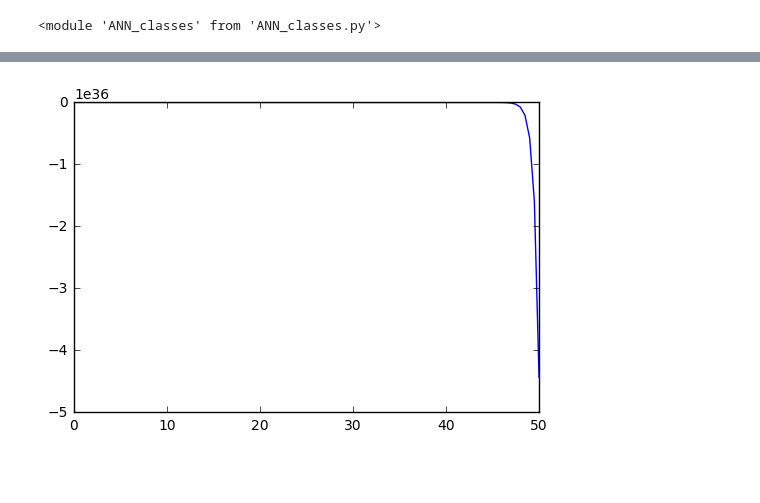
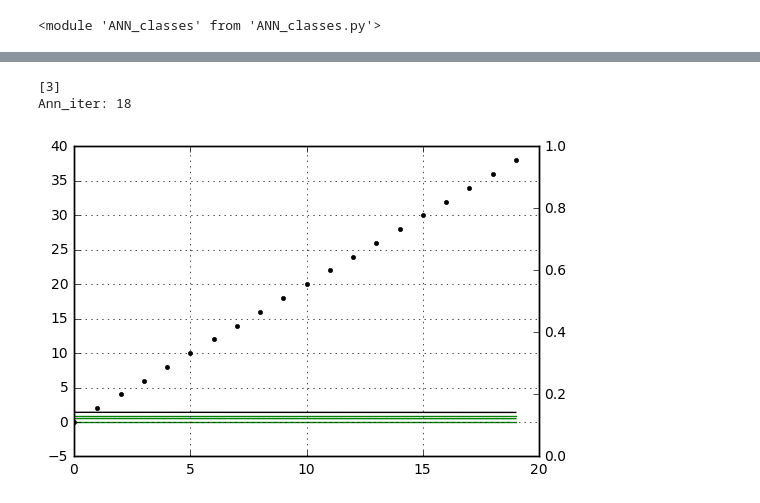
Before and after one commit to ateplovoz/ANN, a Jupyter notebook: ANN_vector_GitVersion.ipynb, the cells around one changed output, grey strips where cells are left out. Drawn from its saved outputs; the diff is of its cells as text; code cells hidden in the pictures; blank space fills up the shorter version.

```diff
--- a/ANN_vector_GitVersion.ipynb
+++ b/ANN_vector_GitVersion.ipynb
@@ -131,8 +183,34 @@ plt.show()
-# %%
-xx = np.linspace(0, 50, 100)
-yy = -2*1*np.square(np.exp(xx-10))*(xx-10)
-f = plt.figure()
-plt.plot(xx,yy)
-plt.show()
-# %% [output]
-[figure, removed]
+# %%
+for _ in xrange(1):
+    pick = np.random.randint(len(set_input))
+#     pick = 0
+    ANN1.forward([set_input[pick]])
+    print ANN1.Vii
+    ANN1.getnetgrad([set_output[pick]])
+    ANN1.backward()
+    ANN1.forward([set_input[pick]])
+    ANN1.VLoo[0].v[0]
+    #######
+    dxx = np.linspace(0, max(set_input), 50)
+    dyy = np.zeros([50])
+    dyy_p = np.zeros([50,3])
+    c = 0
+    for x in dxx:
+        ANN1.forward([x])
+        dyy[c] = ANN1.VLoo[0].v[0]
+        dyy_p[c] = ANN_classes.unpackval(ANN1.VL1)[0]*ANN1.Loo[0].Vw.v
+        c += 1
+    ANN_iter += 1
+print 'Ann_iter: {}'.format(ANN_iter)
+fig = plt.figure()
+ax1 = plt.subplot(111)
+ax2 = ax1.twinx()
+ax1.plot(set_input, set_output, 'k.')
+ax1.plot(dxx, dyy, 'k-')
+[ax1.plot(dxx, dyy_p[:,i], 'g') for i in xrange(len(dyy_p[0, :]))]
+ax1.grid(True)
+plt.show()
+# %% [output]
+[3]
+Ann_iter: 18
+[figure, added]
```
Also changed, not shown: parts of 21 cells of this notebook.
